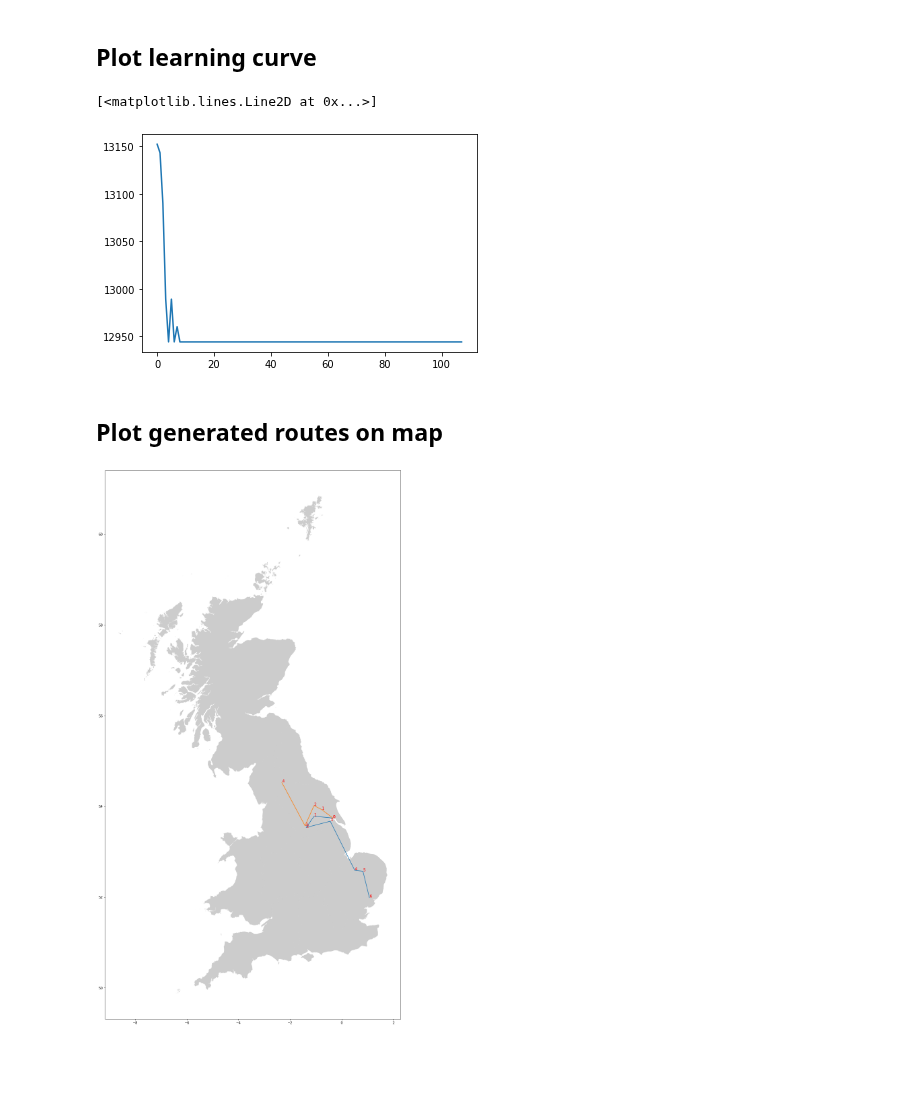
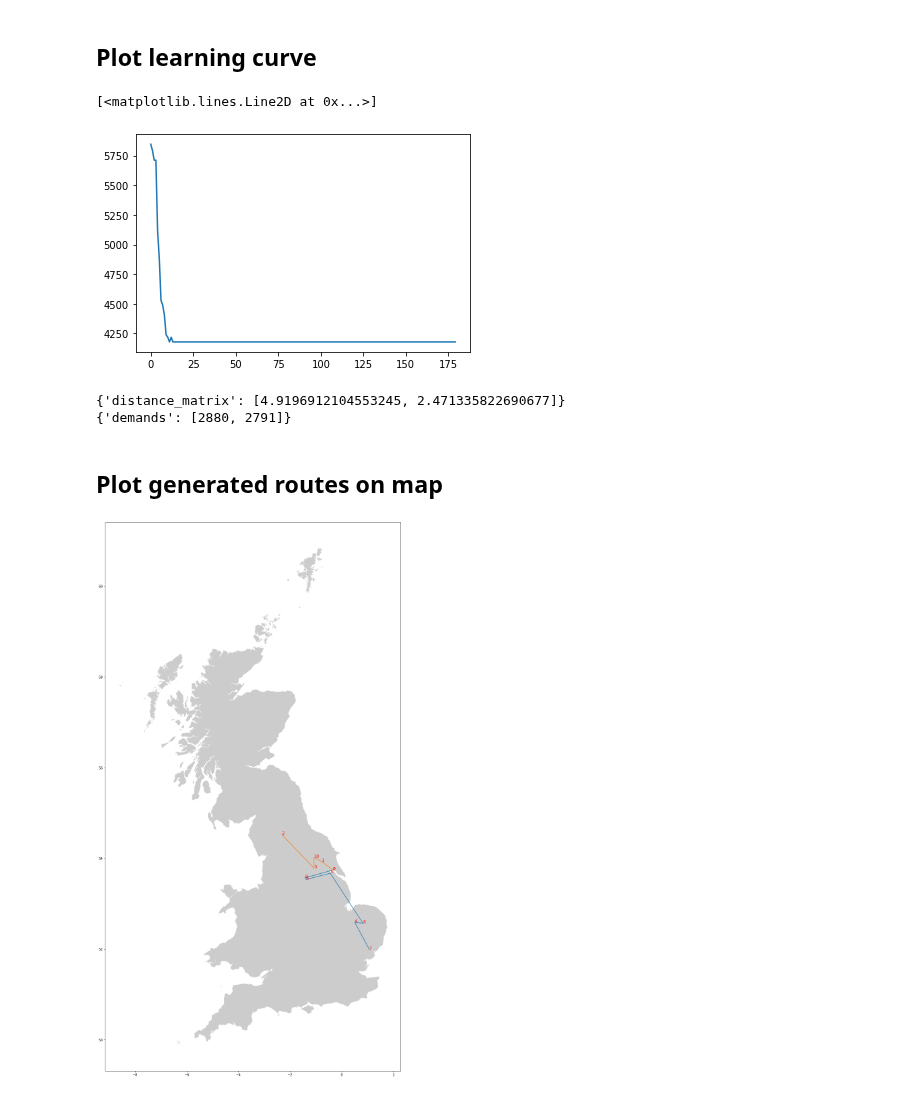
Before and after one commit to kallekj/Explorer, a Jupyter notebook: src/Router.ipynb, the cells around one changed output. Saved outputs shown, nothing was run; the diff lists cells and outputs as text; code cells hidden in the pictures; blank space fills up the shorter version.

Commit message:
Working optimizer classes

```diff
--- a/src/Router.ipynb
+++ b/src/Router.ipynb
@@ -96,8 +99,8 @@ class Optimizer_SA(RouteOptimizer):
     def init_search_parameters(self):
         search_parameters = pywrapcp.DefaultRoutingSearchParameters()
         search_parameters.log_search = True
-        search_parameters.time_limit.seconds = 1
+        search_parameters.time_limit.seconds = 5
         search_parameters.first_solution_strategy = (
-            routing_enums_pb2.FirstSolutionStrategy.LOCAL_CHEAPEST_INSERTION)
+            routing_enums_pb2.FirstSolutionStrategy.LOCAL_CHEAPEST_ARC)
         search_parameters.local_search_metaheuristic =(routing_enums_pb2.LocalSearchMetaheuristic.SIMULATED_ANNEALING)
         return search_parameters
@@ -181,10 +247,16 @@ optimizerSA.solve_with_parameters()
 plt.plot(optimizerSA.solutionCallback.costs)
 # %% [output]
 [<matplotlib.lines.Line2D at 0x...>]
-[figure, old version]
+[figure, new version]
+# %%
+print(get_transit_route_costs(data,["distance_matrix"],optimizerSA.get_routes()))
+print(get_unary_route_costs(data,["demands"],optimizerSA.get_routes()))
+# %% [output]
+{'distance_matrix': [4.9196912104553245, 2.471335822690677]}
+{'demands': [2880, 2791]}
 # %% [markdown]
 ## Plot generated routes on map
 # %%
-plot_routes(optimizerSA.get_routes(),points_coordinate,dbf,station_ids = False)
+plot_routes(optimizerSA.get_routes(),points_coordinate,dbf,station_ids = True)
 # %% [output]
-[figure, old version]
+[figure, new version]
```
Also changed, not shown: parts of 10 cells of this notebook, 2 other files.
